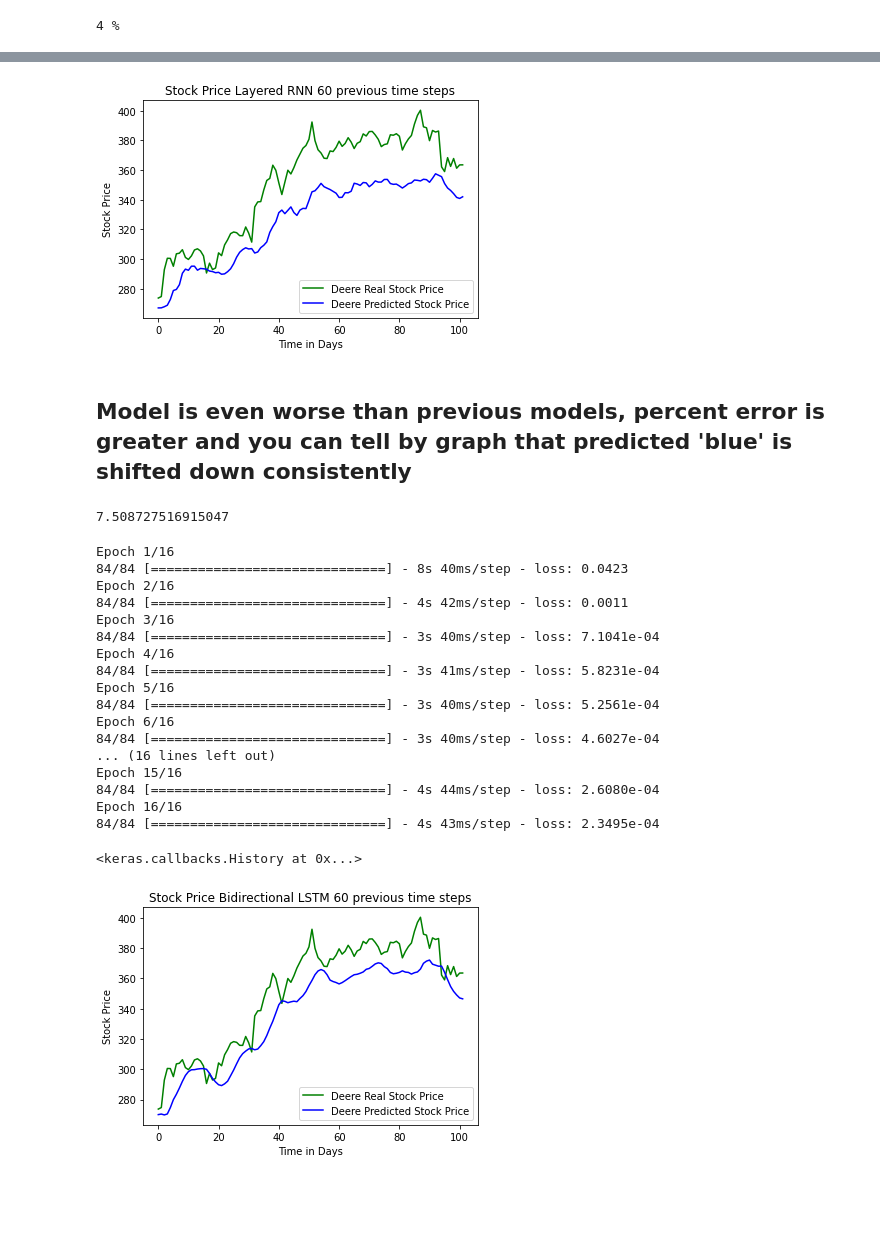
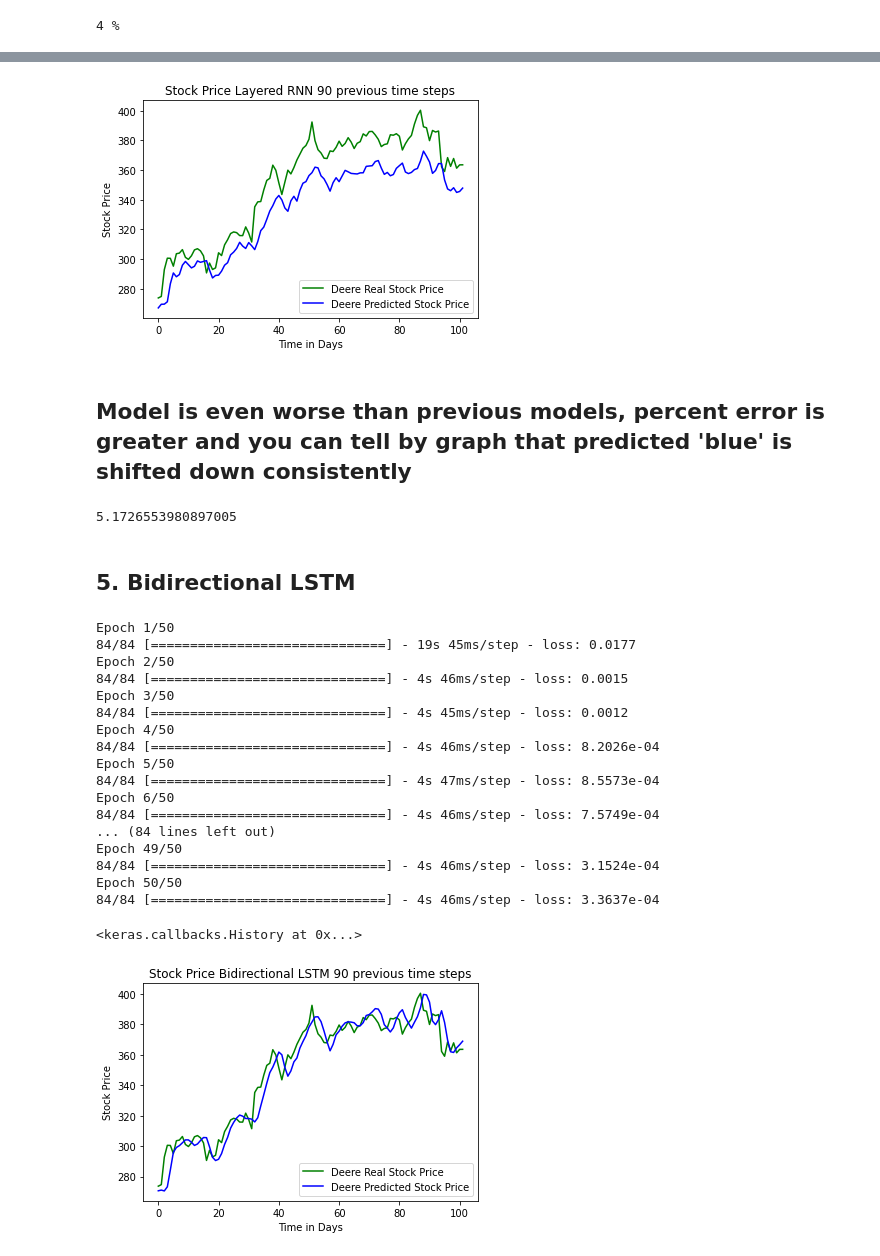
Before and after one commit to ap12798/Applied_Deep_Learning, a Jupyter notebook: Project_1.ipynb, the cells around one changed output, grey strips where cells are left out. Drawn from its saved outputs; the diff is of its cells as text; code cells hidden in the pictures; blank space fills up the shorter version.

```diff
--- a/Project_1.ipynb
+++ b/Project_1.ipynb
@@ -137,3 +126,11 @@ loss = 'mean_squared_error'
+# %%
+# hyperparameters
+dropout = 0.2 # kept dropout pretty consistent throughout
+neurons = 64 # tried 32 and 128 and couldn't get the same performance
+epochs = 50 # tried 16 and 32 and 64 but 50 gave lowest loss value
+batch_size = 32 # tried 16 and 128, 16 couldn't get the same loss value and 128 could track in performance as well as 32
+optimizer = 'adam' # best optimizer for RNNs, tried RMS prop, but better results with Adam
+loss = 'mean_squared_error' # used to measure how well you are at predicted continious variable like stock price
 # %% [markdown]
 ### **1. Stacked LSTM**
 
@@ -328,13 +325,13 @@ X_test = np.array(X_test)
 X_test = np.reshape(X_test, (X_test.shape[0], X_test.shape[1], 1)) # 3D structure for input
 # %%
 model_stacked_LSTM_90 = Sequential()
-model_stacked_LSTM_90.add(LSTM(units = neurons, return_sequences = True, input_shape = (X_train.shape[1], 1)))
+model_stacked_LSTM_90.add(LSTM(neurons, return_sequences = True, input_shape = (X_train.shape[1], 1)))
 model_stacked_LSTM_90.add(Dropout(dropout))
-model_stacked_LSTM_90.add(LSTM(units = neurons, return_sequences = True))
+model_stacked_LSTM_90.add(LSTM(neurons, return_sequences = True))
 model_stacked_LSTM_90.add(Dropout(dropout))
-model_stacked_LSTM_90.add(LSTM(units = neurons, return_sequences = True))
+model_stacked_LSTM_90.add(LSTM(neurons, return_sequences = True))
 model_stacked_LSTM_90.add(Dropout(dropout))
-model_stacked_LSTM_90.add(LSTM(units = neurons))
+model_stacked_LSTM_90.add(LSTM(neurons))
 model_stacked_LSTM_90.add(Dropout(dropout))
 model_stacked_LSTM_90.add(Dense(1))
 # %%
@@ -383,6 +382,6 @@ c = [abs(i-j)/i*100 for i,j in zip(predicted_stock_price_stacked_LSTM_90, test_s
 # %%
 model_RNN = Sequential()
-model_RNN.add(SimpleRNN(32))
+model_RNN.add(SimpleRNN(units = neurons, input_shape = (X_train.shape[1], 1)))
 model_RNN.add(Dropout(dropout))
 model_RNN.add(Dense(1))
 # %%
@@ -446,12 +440,11 @@ Below is a simple RNN but with a couple layers
 # %%
 model_rnn_layer = Sequential()
-model_rnn_layer.add(SimpleRNN(32, return_sequences=True))
+model_rnn_layer.add(SimpleRNN(neurons, return_sequences=True, input_shape = (X_train.shape[1], 1)))
 model_rnn_layer.add(Dropout(dropout))
-model_rnn_layer.add(SimpleRNN(32, return_sequences=True))
+model_rnn_layer.add(SimpleRNN(neurons, return_sequences=True))
 model_rnn_layer.add(Dropout(dropout))
-model_rnn_layer.add(SimpleRNN(32, return_sequences=True))
+model_rnn_layer.add(SimpleRNN(neurons))
 model_rnn_layer.add(Dropout(dropout))
-model_rnn_layer.add(SimpleRNN(32))
 model_rnn_layer.add(Dense(1))
 # %%
 model_rnn_layer.compile(optimizer = optimizer, loss = loss)
@@ -482,45 +475,47 @@ predicted_stock_price_rnn_layer = sc.inverse_transform(predicted_stock_price_rnn
 # %%
 plt.plot(test_set, color = 'green', label = 'Deere Real Stock Price')
 plt.plot(predicted_stock_price_rnn_layer, color = 'blue', label = 'Deere Predicted Stock Price')
-plt.title('Stock Price Layered RNN 60 previous time steps')
+plt.title('Stock Price Layered RNN 90 previous time steps')
 plt.xlabel('Time in Days')
 plt.ylabel('Stock Price')
 plt.legend()
 plt.show()
 # %% [output]
-[figure, old version]
+[figure, new version]
 # %% [markdown]
 ## Model is even worse than previous models, percent error is greater and you can tell by graph that predicted 'blue' is shifted down consistently
 # %%
 c = [abs(i-j)/i*100 for i,j in zip(predicted_stock_price_rnn_layer,test_set)]
 (sum(c)/len(c))[0]
 # %% [output]
-7.508727516915047
+5.1726553980897005
+# %% [markdown]
+##  **5. Bidirectional LSTM**
 # %%
 model_bidirectional_LSTM = Sequential()
-model_bidirectional_LSTM.add (Bidirectional(LSTM(32, input_shape = (X_train.shape[1], 1))))
+model_bidirectional_LSTM.add (Bidirectional(LSTM(neurons, input_shape = (X_train.shape[1], 1))))
 model_bidirectional_LSTM.add(Dropout(dropout))
 model_bidirectional_LSTM.add(Dense(1))
 model_bidirectional_LSTM.compile(optimizer = optimizer, loss = loss)
 model_bidirectional_LSTM.fit(X_train, y_train, epochs = epochs, batch_size = batch_size)
 # %% [output]
-Epoch 1/16
-84/84 [==============================] - 8s 40ms/step - loss: 0.0423
-Epoch 2/16
-84/84 [==============================] - 4s 42ms/step - loss: 0.0011
-Epoch 3/16
-84/84 [==============================] - 3s 40ms/step - loss: 7.1041e-04
-Epoch 4/16
-84/84 [==============================] - 3s 41ms/step - loss: 5.8231e-04
-Epoch 5/16
-84/84 [==============================] - 3s 40ms/step - loss: 5.2561e-04
-Epoch 6/16
-84/84 [==============================] - 3s 40ms/step - loss: 4.6027e-04
-... (16 lines left out)
-Epoch 15/16
-84/84 [==============================] - 4s 44ms/step - loss: 2.6080e-04
-Epoch 16/16
-84/84 [==============================] - 4s 43ms/step - loss: 2.3495e-04
+Epoch 1/50
+84/84 [==============================] - 19s 45ms/step - loss: 0.0177
+Epoch 2/50
+84/84 [==============================] - 4s 46ms/step - loss: 0.0015
+Epoch 3/50
+84/84 [==============================] - 4s 45ms/step - loss: 0.0012
+Epoch 4/50
+84/84 [==============================] - 4s 46ms/step - loss: 8.2026e-04
+Epoch 5/50
+84/84 [==============================] - 4s 47ms/step - loss: 8.5573e-04
+Epoch 6/50
+84/84 [==============================] - 4s 46ms/step - loss: 7.5749e-04
+... (84 lines left out)
+Epoch 49/50
+84/84 [==============================] - 4s 46ms/step - loss: 3.1524e-04
+Epoch 50/50
+84/84 [==============================] - 4s 46ms/step - loss: 3.3637e-04
 <keras.callbacks.History at 0x...>
 # %%
 predicted_stock_price_birectional_LSTM = model_bidirectional_LSTM.predict(X_test)
@@ -528,10 +523,10 @@ predicted_stock_price_birectional_LSTM = sc.inverse_transform(predicted_stock_pr
 # %%
 plt.plot(test_set, color = 'green', label = 'Deere Real Stock Price')
 plt.plot(predicted_stock_price_birectional_LSTM, color = 'blue', label = 'Deere Predicted Stock Price')
-plt.title('Stock Price Bidirectional LSTM 60 previous time steps')
+plt.title('Stock Price Bidirectional LSTM 90 previous time steps')
 plt.xlabel('Time in Days')
 plt.ylabel('Stock Price')
 plt.legend()
 plt.show()
 # %% [output]
-[figure, old version]
+[figure, new version]
```
Also changed, not shown: parts of 54 cells of this notebook.
